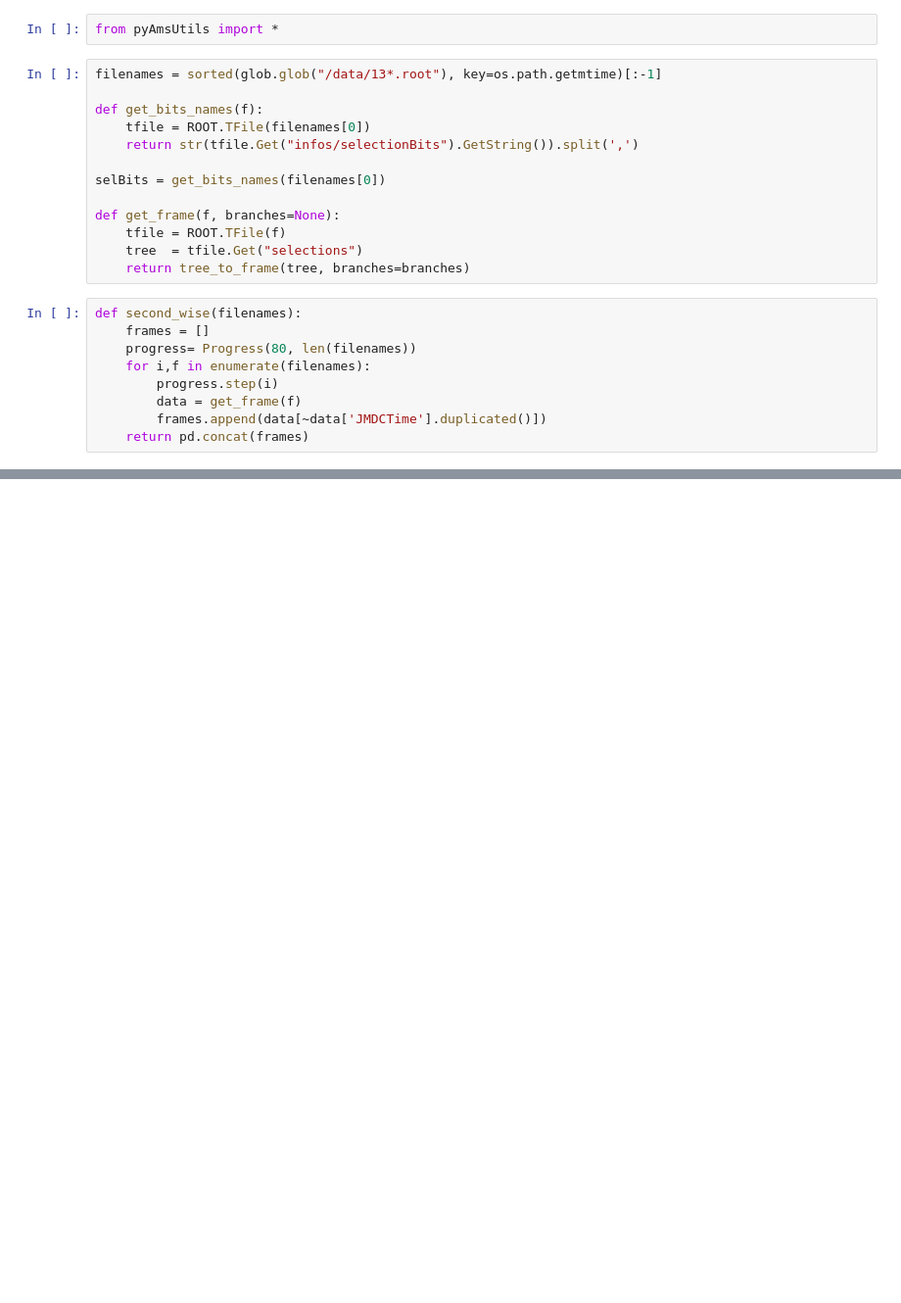
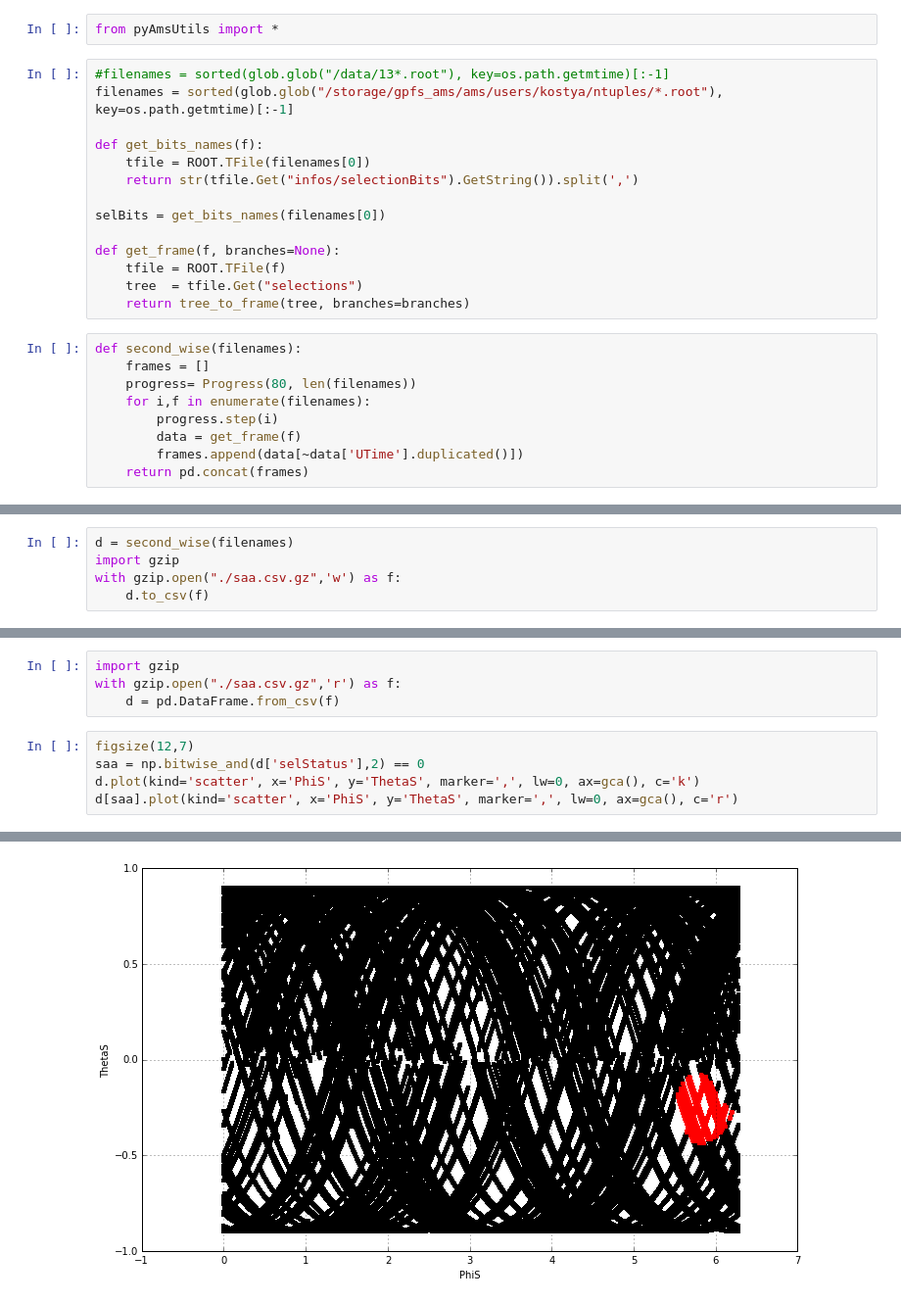
Before and after one commit to KKostya/AMSDeutons, a Jupyter notebook: Python/Position_and_SAA.ipynb, the cells around one changed output, grey strips where cells are left out. Shown at 98% size. Drawn from its saved outputs; the diff is of its cells as text; blank space fills up the shorter version.

```diff
--- a/Python/Position_and_SAA.ipynb
+++ b/Python/Position_and_SAA.ipynb
@@ -10,7 +12,8 @@ Populating the interactive namespace from numpy and matplotlib
 # %%
 from pyAmsUtils import *
 # %%
-filenames = sorted(glob.glob("/data/13*.root"), key=os.path.getmtime)[:-1]
+#filenames = sorted(glob.glob("/data/13*.root"), key=os.path.getmtime)[:-1]
+filenames = sorted(glob.glob("/storage/gpfs_ams/ams/users/kostya/ntuples/*.root"), key=os.path.getmtime)[:-1]
 
 def get_bits_names(f):
     tfile = ROOT.TFile(filenames[0])
@@ -29,5 +32,5 @@ def second_wise(filenames):
     for i,f in enumerate(filenames):
         progress.step(i)
         data = get_frame(f)
-        frames.append(data[~data['JMDCTime'].duplicated()])
+        frames.append(data[~data['UTime'].duplicated()])
     return pd.concat(frames)
@@ -65,0 +37,5 @@ KeyboardInterrupt:
+# %%
+d = second_wise(filenames)
+import gzip
+with gzip.open("./saa.csv.gz",'w') as f:
+    d.to_csv(f)
@@ -65,0 +45,10 @@ KeyboardInterrupt:
+# %%
+import gzip
+with gzip.open("./saa.csv.gz",'r') as f:
+    d = pd.DataFrame.from_csv(f)
+# %%
+figsize(12,7)
+saa = np.bitwise_and(d['selStatus'],2) == 0
+d.plot(kind='scatter', x='PhiS', y='ThetaS', marker=',', lw=0, ax=gca(), c='k')
+d[saa].plot(kind='scatter', x='PhiS', y='ThetaS', marker=',', lw=0, ax=gca(), c='r')
+# %% [output]
@@ -65,0 +56 @@ KeyboardInterrupt:
+[figure, added]
```
Also changed, not shown: parts of 9 cells of this notebook.
